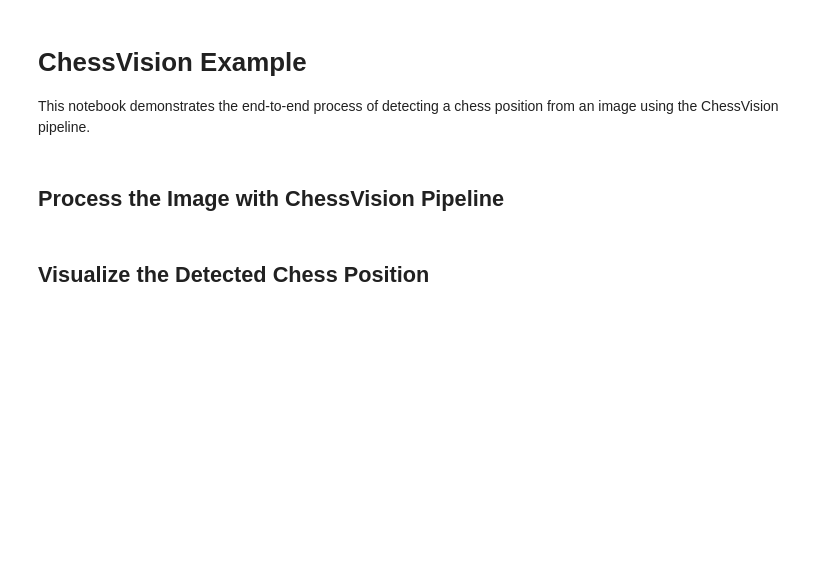
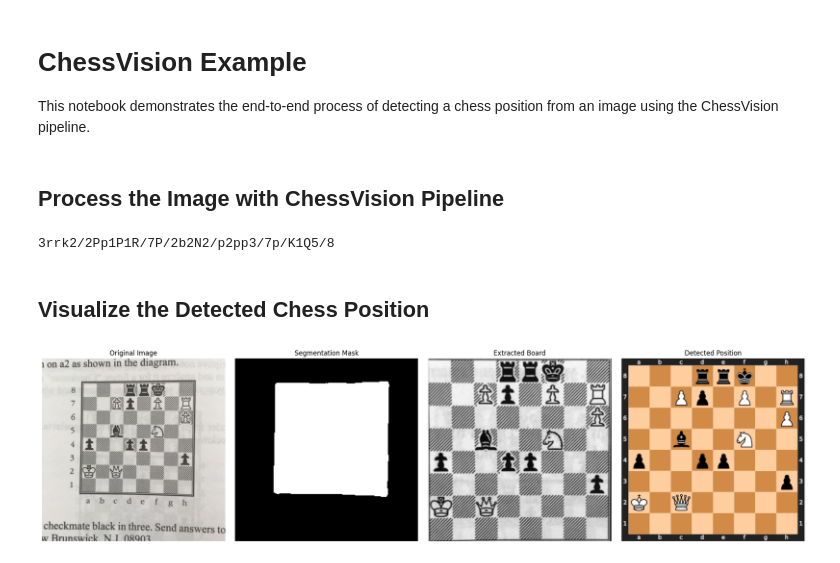
Before and after one commit to gudbrandtandberg/ChessVision-3LC, a Jupyter notebook: examples/quickstart-example.ipynb, the cells around one changed output. Saved outputs shown, nothing was run; the diff lists cells and outputs as text; code cells hidden in the pictures; blank space fills up the shorter version.

```diff
--- a/examples/quickstart-example.ipynb
+++ b/examples/quickstart-example.ipynb
@@ -19,13 +14,14 @@ from chessvision import ChessVision
 # %%
 # Read the test image
-test_image_path = Path(ChessVision.DATA_ROOT) / "test" / "raw" / "3cb7e9ca-0549-4072-a0ef-ae5ea82174e6.JPG"
+test_image_path = Path(constants.DATA_ROOT) / "test" / "raw" / "3cb7e9ca-0549-4072-a0ef-ae5ea82174e6.JPG"
 img = cv2.imread(str(test_image_path))
 # %% [markdown]
 ## Process the Image with ChessVision Pipeline
 # %%
-# Process the image using the ChessVision pipeline
 cv_model = ChessVision()
 result = cv_model.process_image(img)
 print(result.position.fen)
+# %% [output]
+3rrk2/2Pp1P1R/7P/2b2N2/p2pp3/7p/K1Q5/8
 # %% [markdown]
 ## Visualize the Detected Chess Position
@@ -70,2 +28,9 @@ def display_comparison(original_img, mask, board_img, fen, figsize=(20, 5)):
 # %%
-display_comparison(img, result.board_extraction.binary_mask, result.board_extraction.board_image, result.position.fen)
+utils.display_comparison(
+    img,
+    result.board_extraction.binary_mask,
+    result.board_extraction.board_image,
+    result.position.fen,
+)
+# %% [output]
+[figure, added]
```
Also changed, not shown: parts of 2 cells of this notebook, 4 other files.
